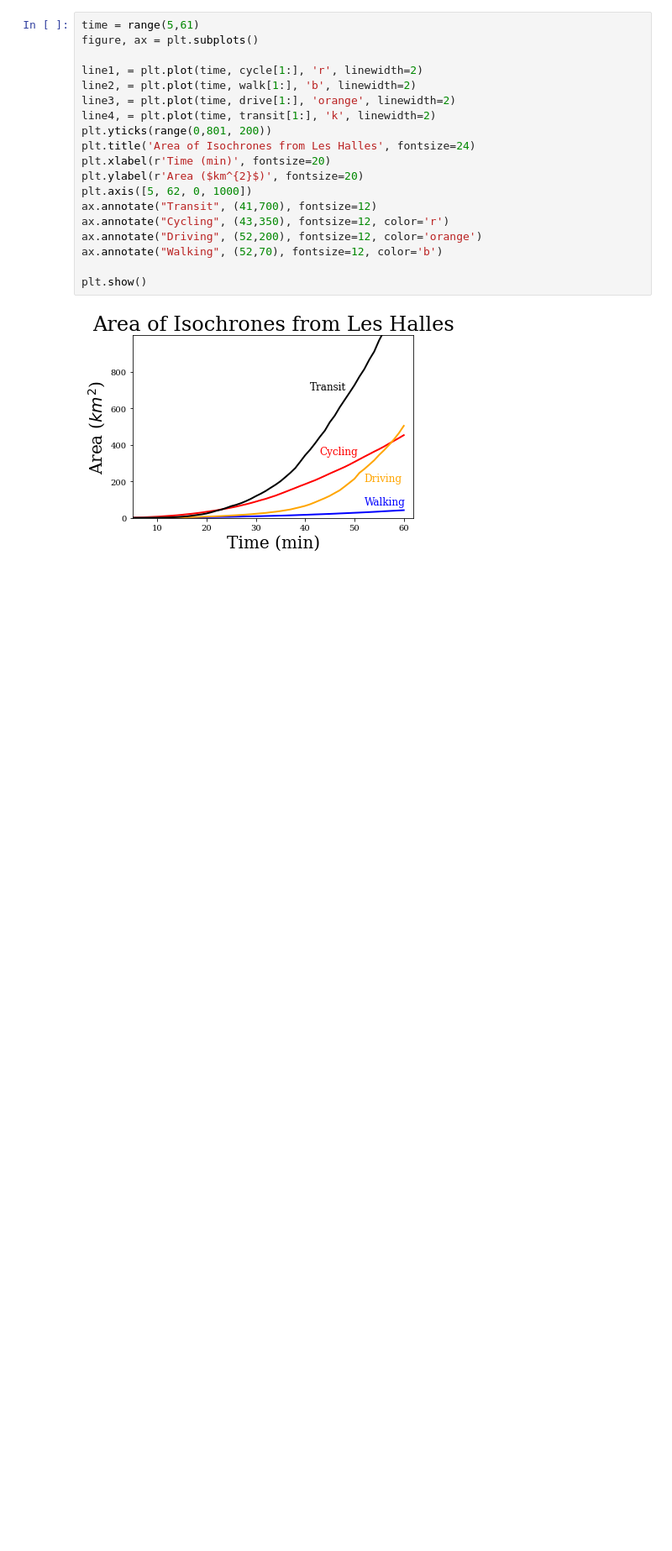
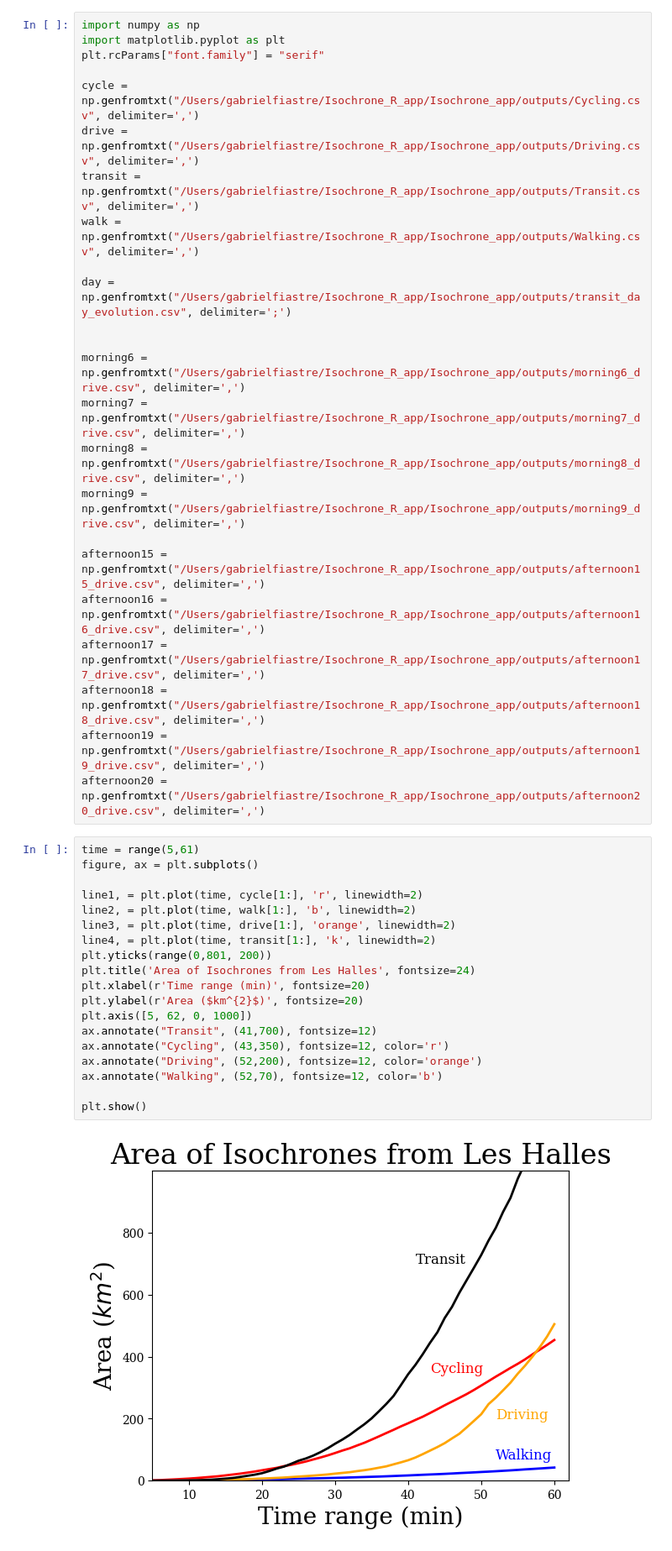
Before and after one commit to gabfstr/Isochrone_vis_app, a Jupyter notebook: Plot_area_modes.ipynb, the cells around one changed output. Shown: that part at 84% size. Drawn from its saved outputs; the diff is of its cells as text; blank space fills up the shorter version.

```diff
--- a/Plot_area_modes.ipynb
+++ b/Plot_area_modes.ipynb
@@ -10,21 +1,45 @@ walk = np.genfromtxt(r"C:\Users\Shane\Desktop\M2 MASH\Communicating Data & Stati
+# %%
+import numpy as np
+import matplotlib.pyplot as plt
+plt.rcParams["font.family"] = "serif"
+
+cycle = np.genfromtxt("/Users/gabrielfiastre/Isochrone_R_app/Isochrone_app/outputs/Cycling.csv", delimiter=',')
+drive = np.genfromtxt("/Users/gabrielfiastre/Isochrone_R_app/Isochrone_app/outputs/Driving.csv", delimiter=',')
+transit = np.genfromtxt("/Users/gabrielfiastre/Isochrone_R_app/Isochrone_app/outputs/Transit.csv", delimiter=',')
+walk = np.genfromtxt("/Users/gabrielfiastre/Isochrone_R_app/Isochrone_app/outputs/Walking.csv", delimiter=',')
+
+day = np.genfromtxt("/Users/gabrielfiastre/Isochrone_R_app/Isochrone_app/outputs/transit_day_evolution.csv", delimiter=';')
+
+
+morning6 = np.genfromtxt("/Users/gabrielfiastre/Isochrone_R_app/Isochrone_app/outputs/morning6_drive.csv", delimiter=',')
+morning7 = np.genfromtxt("/Users/gabrielfiastre/Isochrone_R_app/Isochrone_app/outputs/morning7_drive.csv", delimiter=',')
+morning8 = np.genfromtxt("/Users/gabrielfiastre/Isochrone_R_app/Isochrone_app/outputs/morning8_drive.csv", delimiter=',')
+morning9 = np.genfromtxt("/Users/gabrielfiastre/Isochrone_R_app/Isochrone_app/outputs/morning9_drive.csv", delimiter=',')
+
+afternoon15 = np.genfromtxt("/Users/gabrielfiastre/Isochrone_R_app/Isochrone_app/outputs/afternoon15_drive.csv", delimiter=',')
+afternoon16 = np.genfromtxt("/Users/gabrielfiastre/Isochrone_R_app/Isochrone_app/outputs/afternoon16_drive.csv", delimiter=',')
+afternoon17 = np.genfromtxt("/Users/gabrielfiastre/Isochrone_R_app/Isochrone_app/outputs/afternoon17_drive.csv", delimiter=',')
+afternoon18 = np.genfromtxt("/Users/gabrielfiastre/Isochrone_R_app/Isochrone_app/outputs/afternoon18_drive.csv", delimiter=',')
+afternoon19 = np.genfromtxt("/Users/gabrielfiastre/Isochrone_R_app/Isochrone_app/outputs/afternoon19_drive.csv", delimiter=',')
+afternoon20 = np.genfromtxt("/Users/gabrielfiastre/Isochrone_R_app/Isochrone_app/outputs/afternoon20_drive.csv", delimiter=',')
 # %%
 time = range(5,61)
 figure, ax = plt.subplots()
 
 line1, = plt.plot(time, cycle[1:], 'r', linewidth=2)
 line2, = plt.plot(time, walk[1:], 'b', linewidth=2)
 line3, = plt.plot(time, drive[1:], 'orange', linewidth=2)
 line4, = plt.plot(time, transit[1:], 'k', linewidth=2)
 plt.yticks(range(0,801, 200))
 plt.title('Area of Isochrones from Les Halles', fontsize=24)
-plt.xlabel(r'Time (min)', fontsize=20)
+plt.xlabel(r'Time range (min)', fontsize=20)
 plt.ylabel(r'Area ($km^{2}$)', fontsize=20)
 plt.axis([5, 62, 0, 1000])
 ax.annotate("Transit", (41,700), fontsize=12)
 ax.annotate("Cycling", (43,350), fontsize=12, color='r')
 ax.annotate("Driving", (52,200), fontsize=12, color='orange')
 ax.annotate("Walking", (52,70), fontsize=12, color='b')
 
 plt.show()
 # %% [output]
-[figure, old version]
+[figure, new version]
```
Also changed, not shown: parts of 6 cells of this notebook, 22 other files.
